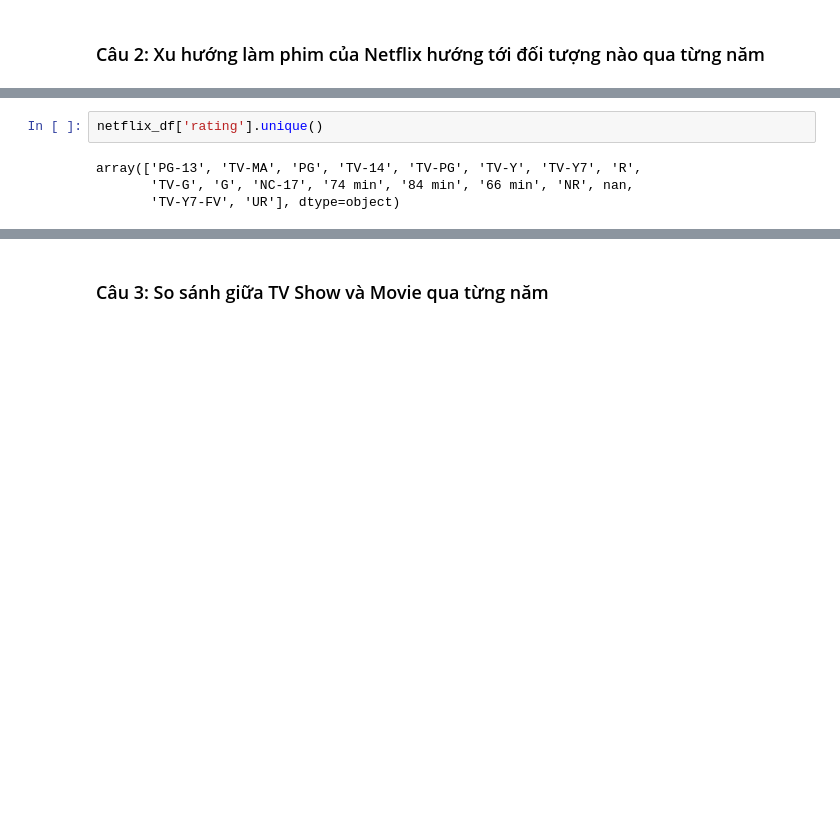
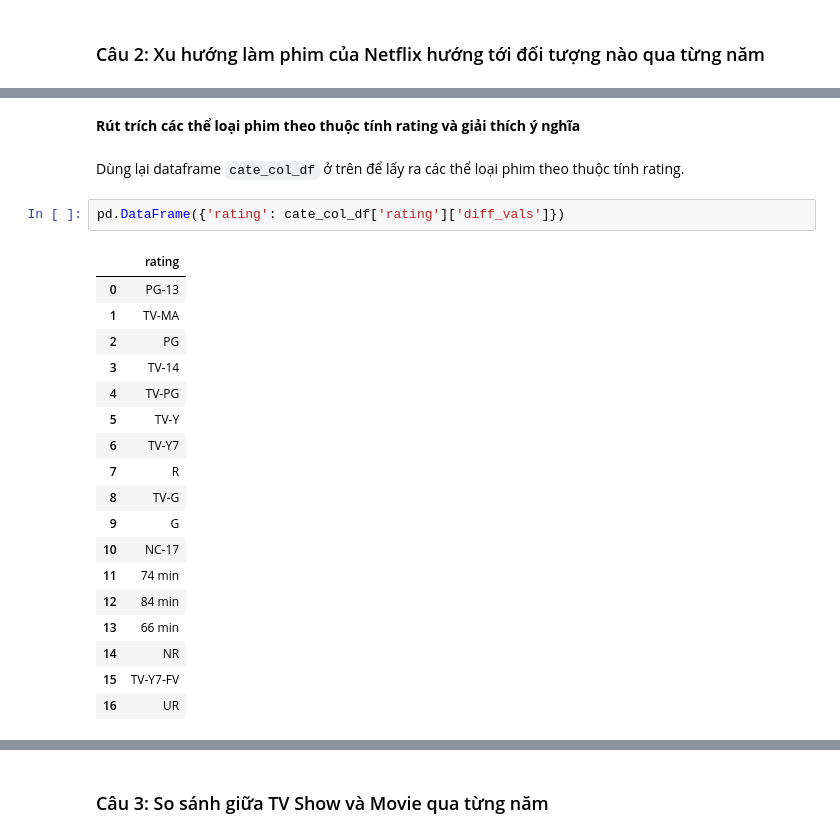
Before and after one commit to vt-khang/LTCKHDL-FinalProject, a Jupyter notebook: DNCK.ipynb, the cells around one changed output, grey strips where cells are left out. Drawn from its saved outputs; the diff is of its cells as text; blank space fills up the shorter version.

```diff
--- a/DNCK.ipynb
+++ b/DNCK.ipynb
@@ -237,7 +261,26 @@ Trả lời câu hỏi cho chúng ta biết được thể loại phim mà netfl
+# %% [markdown]
+**Rút trích các thể loại phim theo thuộc tính rating và giải thích ý nghĩa**
+# %% [markdown]
+Dùng lại dataframe `cate_col_df` ở trên để lấy ra các thể loại phim theo thuộc tính rating.
 # %%
-netflix_df['rating'].unique()
+pd.DataFrame({'rating': cate_col_df['rating']['diff_vals']})
 # %% [output]
-array(['PG-13', 'TV-MA', 'PG', 'TV-14', 'TV-PG', 'TV-Y', 'TV-Y7', 'R',
-       'TV-G', 'G', 'NC-17', '74 min', '84 min', '66 min', 'NR', nan,
-       'TV-Y7-FV', 'UR'], dtype=object)
+|  | rating |
+| 0 | PG-13 |
+| 1 | TV-MA |
+| 2 | PG |
+| 3 | TV-14 |
+| 4 | TV-PG |
+| 5 | TV-Y |
+| 6 | TV-Y7 |
+| 7 | R |
+| 8 | TV-G |
+| 9 | G |
+| 10 | NC-17 |
+| 11 | 74 min |
+| 12 | 84 min |
+| 13 | 66 min |
+| 14 | NR |
+| 15 | TV-Y7-FV |
+| 16 | UR |
 # %% [markdown]
```
Also changed, not shown: parts of 20 cells of this notebook.
